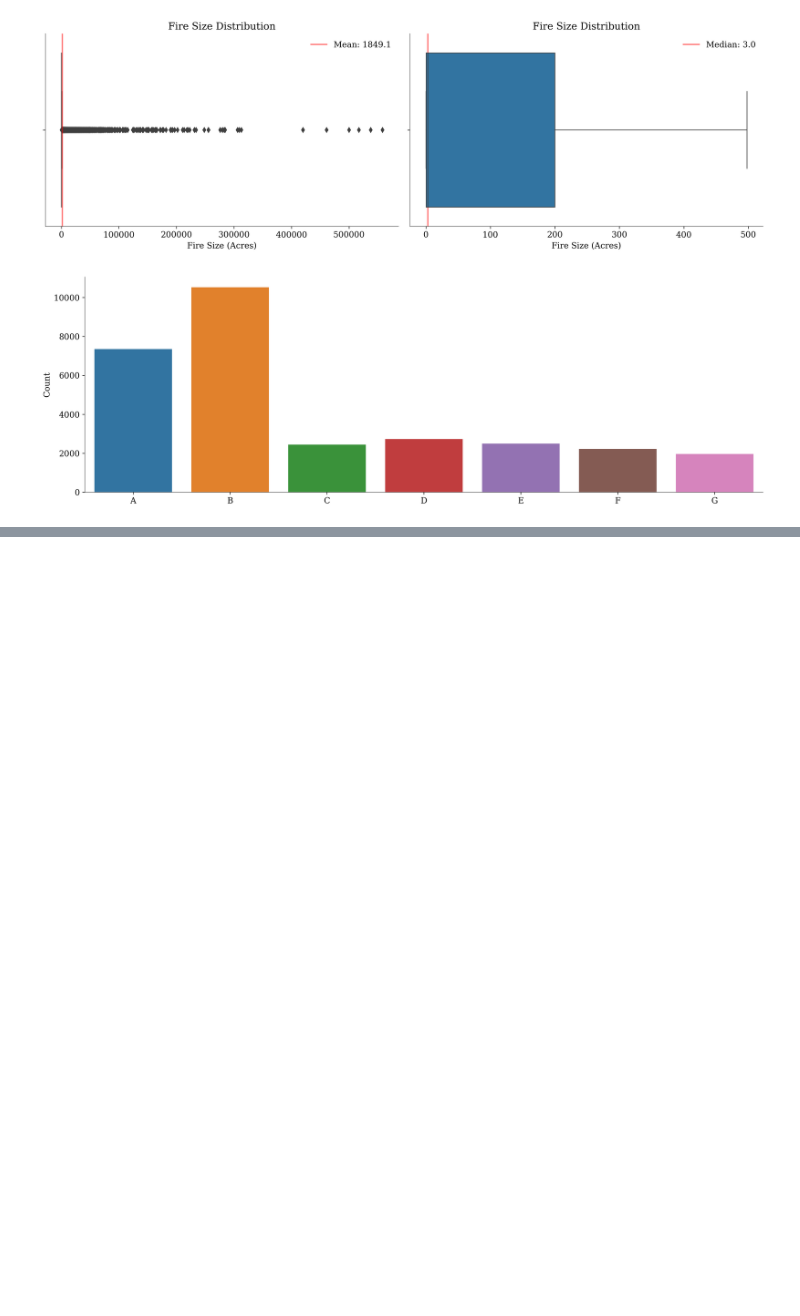
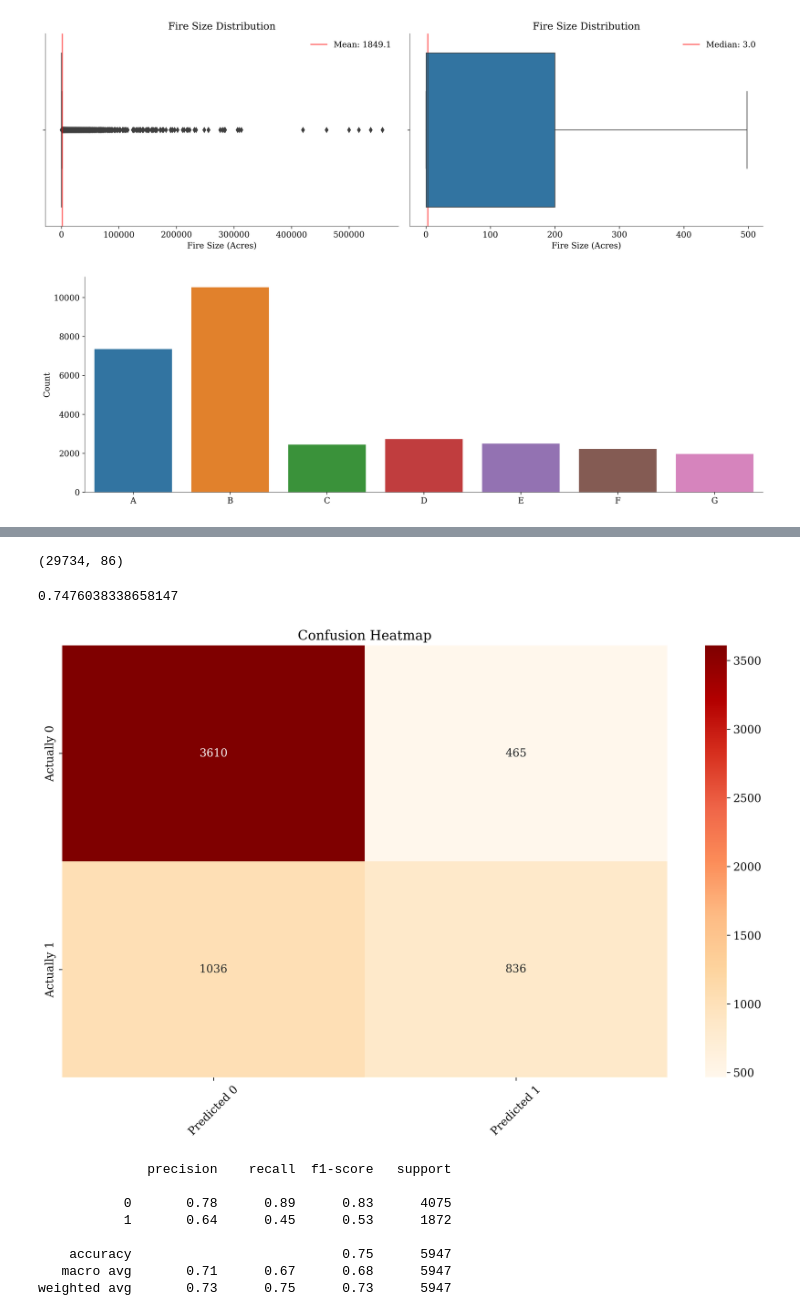
Before and after one commit to EdwinJaico-Berg/Capstone-Project, a Jupyter notebook: 4. Changing the Classification Problem.ipynb, the cells around one changed output, grey strips where cells are left out. Saved outputs shown, nothing was run; the diff lists cells and outputs as text; code cells hidden in the pictures; blank space fills up the shorter version.

```diff
--- a/4. Changing the Classification Problem.ipynb
+++ b/4. Changing the Classification Problem.ipynb
@@ -149,0 +120,15 @@ linreg.score(X_test_transformed, y_test)
+# %%
+df_categorical_processed = utils.BasicCategoricalPreprocessing(df)
+df_processed, _ = utils.BasicNumericPreprocessing(df_categorical_processed)
+df_processed.shape
+# %% [output]
+(29734, 86)
+# %%
+# Create a function that can generate X and y variables
+def create_x_y(df):
+    X = df.drop(['FIRE_SIZE', 'FIRE_SIZE_CLASS', 'large_wildfire'], axis=1)
+    y = df['large_wildfire']
+
+    return X, y
+# %%
+X, y = create_x_y(df_processed)
@@ -149,0 +137,24 @@ linreg.score(X_test_transformed, y_test)
+# %%
+X_train, X_test, y_train, y_test = model_utils.CreateTransformedTTS(X, y)
+# %%
+from sklearn.tree import DecisionTreeClassifier
+from sklearn.linear_model import LogisticRegression
+
+logit = LogisticRegression()
+logit.fit(X_train, y_train)
+
+logit.score(X_test, y_test)
+# %% [output]
+0.7476038338658147
+# %%
+model_utils.PlotConfusionMatrix(logit, X_test, y_test)
+# %% [output]
+[figure, added]
+              precision    recall  f1-score   support
+
+           0       0.78      0.89      0.83      4075
+           1       0.64      0.45      0.53      1872
+
+    accuracy                           0.75      5947
+   macro avg       0.71      0.67      0.68      5947
+weighted avg       0.73      0.75      0.73      5947
```
Also changed, not shown: parts of 32 cells of this notebook, 7 other files.
